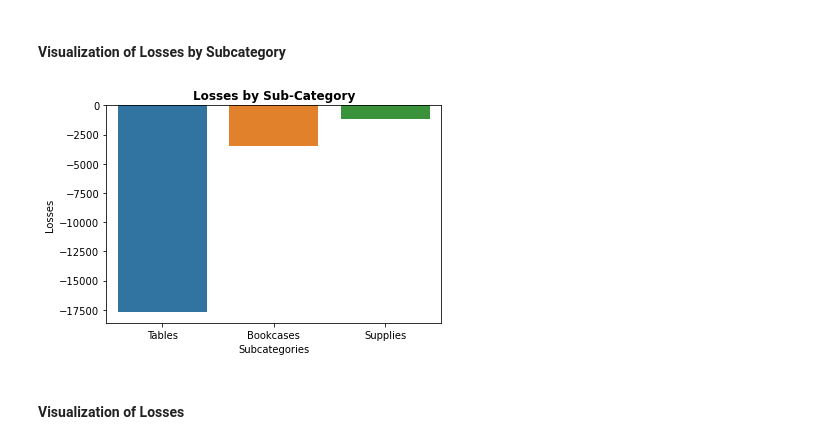
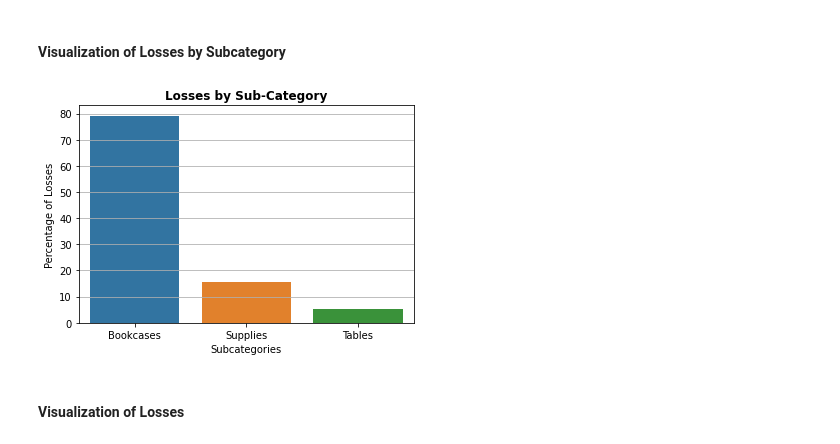
Before and after one commit to PabloJRW/super_store_projects, a Jupyter notebook: Super Store EDA.ipynb, the cells around one changed output. Saved outputs shown, nothing was run; the diff lists cells and outputs as text; code cells hidden in the pictures.

```diff
--- a/Super Store EDA.ipynb
+++ b/Super Store EDA.ipynb
@@ -157,3 +150,5 @@ data['OrderWeekday'] = data['Order Date'].dt.weekday
+# %%
+features =  ['Sales','Quantity','Discount','Profit']
 # %% [markdown]
 ## ANALISIS BY REGION
 # %% [markdown]
@@ -439,4 +270,5 @@ plt.show()
 losses = data[data['Sub-Category'].isin(['Supplies','Bookcases','Tables'])]
 
 # Losses grouped by the variables that report losses
-losses_by_sub = losses.groupby('Sub-Category')['Profit'].sum().sort_values()
+losses_by_sub = groupingData(losses, features, 'Sub-Category')
+losses_by_sub
@@ -444,13 +282,14 @@ losses_by_sub = losses.groupby('Sub-Category')['Profit'].sum().sort_values()
 #### Visualization of Losses by Subcategory
 # %%
 # Visualization of losses by 'Sub-Category
-sns.barplot(x=losses_by_sub.index, y=losses_by_sub.values)
+sns.barplot(x=losses_by_sub.index, y=losses_by_sub['ProfitPercent'].sort_values(ascending=False))
 plt.title("Losses by Sub-Category", fontweight="bold")
 plt.xlabel("Subcategories")
-plt.ylabel("Losses")
+plt.ylabel("Percentage of Losses")
+plt.grid(axis='y')
 plt.show()
 # %% [output]
-[figure, old version]
+[figure, new version]
 # %% [markdown]
 #### Visualization of Losses
 # %%
```
Also changed, not shown: parts of 39 cells of this notebook, 2 other files.
